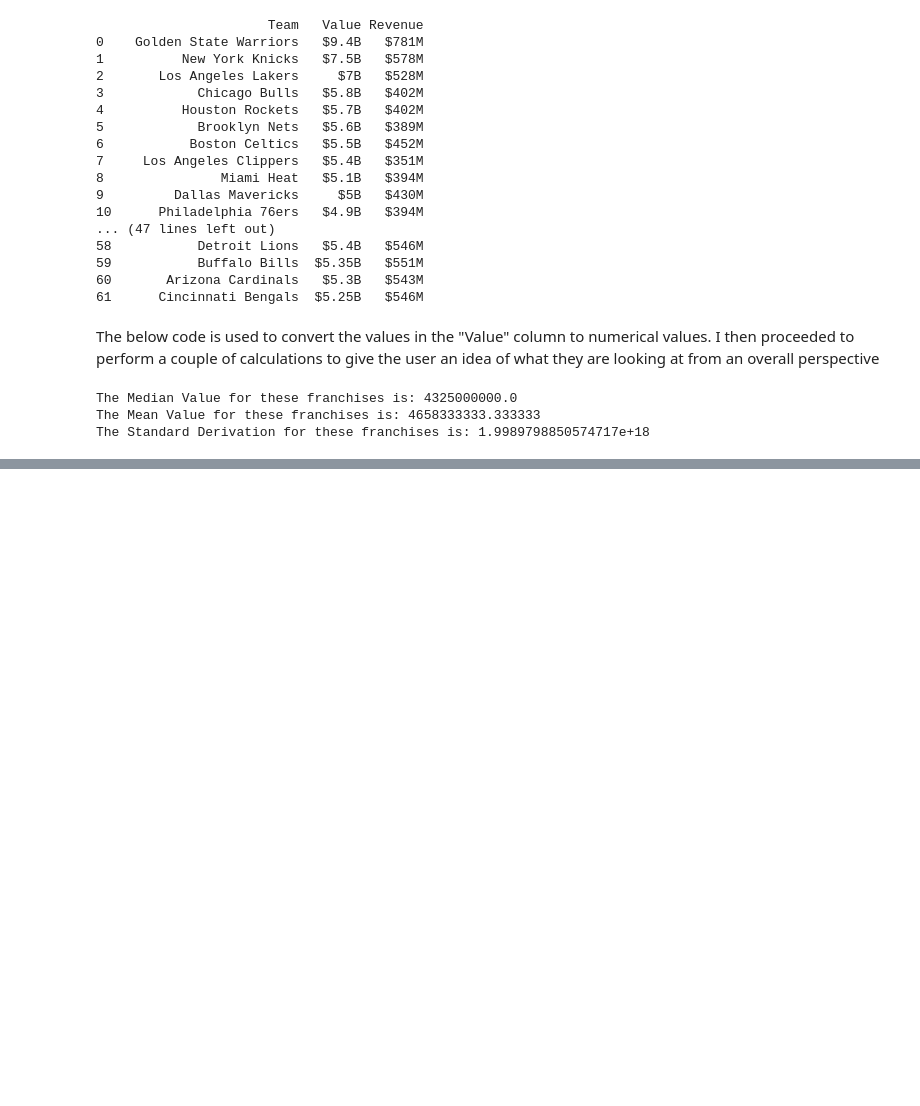
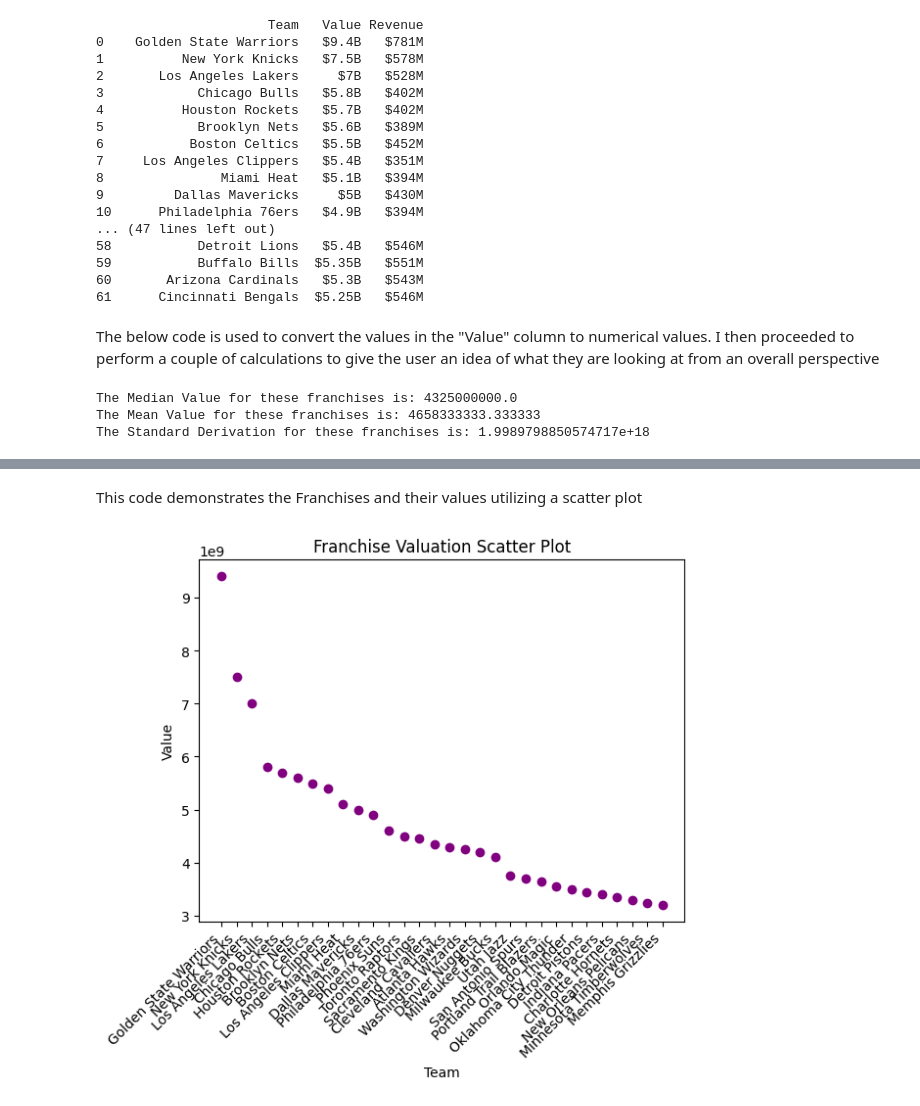
Before and after one commit to madisonkyguy/Kenscapstone, a Jupyter notebook: Capstone Code.ipynb, the cells around one changed output, grey strips where cells are left out. Saved outputs shown, nothing was run; the diff lists cells and outputs as text; code cells hidden in the pictures; blank space fills up the shorter version.

```diff
--- a/Capstone Code.ipynb
+++ b/Capstone Code.ipynb
@@ -118,0 +162,13 @@ The Standard Derivation for these franchises is: 1.9989798850574717e+18
+# %% [markdown]
+This code demonstrates the Franchises and their values utilizing a scatter plot
+# %%
+Value = df['Value']
+Team = df['Team']
+plt.scatter(Team, Value, c='purple')
+plt.title('Franchise Valuation Scatter Plot')
+plt.xlabel("Team")
+plt.ylabel("Value")
+plt.xticks(rotation=45, ha='right')
+plt.show()
+# %% [output]
+[figure, added]
```
Also changed, not shown: parts of 6 cells of this notebook.
